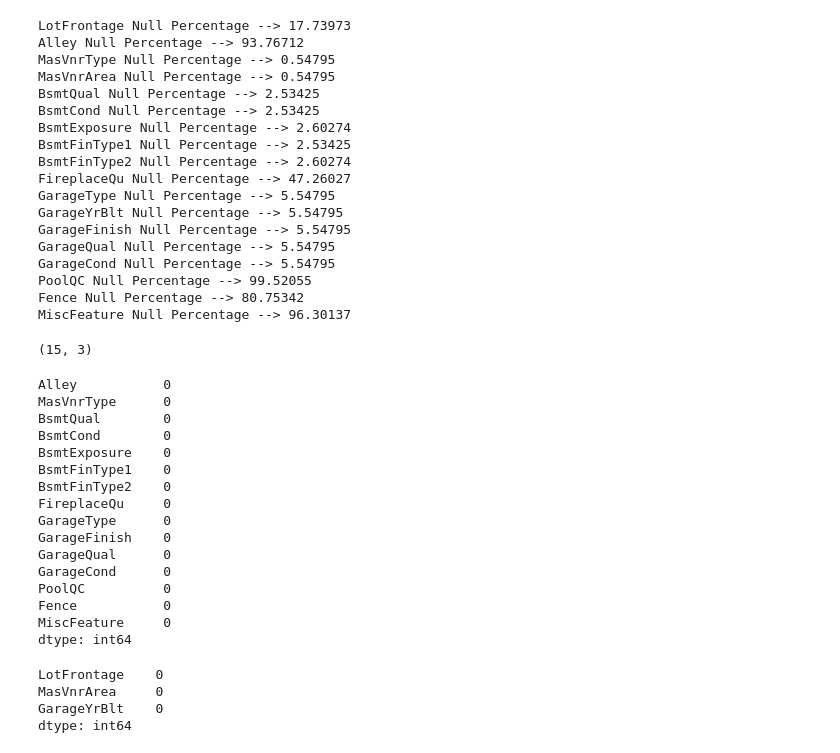
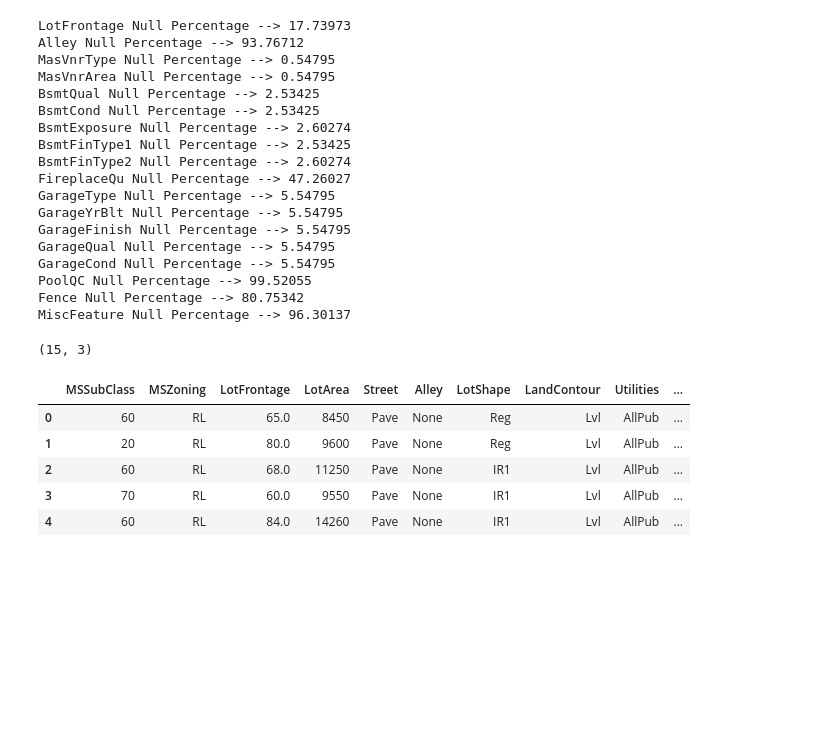
Before and after one commit to Xwyzworms/HousePriceAdvanced, a Jupyter notebook: Advanced_HousePrice/AdvancedRegressionFeatureEngineering.ipynb, the cells around one changed output. Saved outputs shown, nothing was run; the diff lists cells and outputs as text; code cells hidden in the pictures; blank space fills up the shorter version.

```diff
--- a/Advanced_HousePrice/AdvancedRegressionFeatureEngineering.ipynb
+++ b/Advanced_HousePrice/AdvancedRegressionFeatureEngineering.ipynb
@@ -38,25 +38,3 @@ Numerical_miss=[feature for feature in df[Miss_val] if df[feature].dtypes != "O"
 len(categorical_miss) ,len(Numerical_miss)
 # %% [output]
 (15, 3)
-# %%
-for _feature in categorical_miss:
-  df[_feature]=df[_feature].fillna("Miss")
-
-df[categorical_miss].isna().sum()
-# %% [output]
-Alley           0
-MasVnrType      0
-BsmtQual        0
-BsmtCond        0
-BsmtExposure    0
-BsmtFinType1    0
-BsmtFinType2    0
-FireplaceQu     0
-GarageType      0
-GarageFinish    0
-GarageQual      0
-GarageCond      0
-PoolQC          0
-Fence           0
-MiscFeature     0
-dtype: int64
@@ -65,11 +41,45 @@ categorical_val=[feature for feature in df.columns if df[feature].dtypes == "O"]
-# %%
-for _feature in Numerical_miss:
-  df[_feature+"Null"]=np.where(df[_feature].isna(),1,0)
-  df[_feature]=df[_feature].fillna(df[_feature].median())
-
-df[Numerical_miss].isna().sum()
-# %% [output]
-LotFrontage    0
-MasVnrArea     0
-GarageYrBlt    0
-dtype: int64
+# %%
+#NA --> No Alley Access
+df.loc[:, "Alley"] = df.loc[:,"Alley"].fillna("None")
+#Linear feet of street connected to property
+df.loc[:, "LotFrontage"] = df.loc[:, "LotFrontage"].fillna(0)
+#MasVnrType: Masonry veneer type NA --> None
+df.loc[:, "MasVnrType"] = df.loc[:, "MasVnrType"].fillna("None")
+#MasVnrArea --> none --> No Vnr Area
+df.loc[:, "MasVnrArea"] = df.loc[:, "MasVnrArea"].fillna(0)
+#BsmtQual --> NOne --> NO Basement
+df.loc[: , "BsmtQual"] = df.loc[: , "BsmtQual"].fillna("None")
+#BsmtCond --> None --> No Basement
+df.loc[: , "BsmtCond"] = df.loc[: , "BsmtCond"].fillna("None")
+#BsmtExposure --> NOne --> No Basement
+df.loc[: , "BsmtExposure"] = df.loc[:, "BsmtExposure"].fillna("None")
+#BsmtFinType1
+df.loc[: , "BsmtFinType1"] = df.loc[:, "BsmtFinType1"].fillna("None")
+#BsmtFinType2
+df.loc[: , "BsmtFinType2"] = df.loc[:, "BsmtFinType2"].fillna("None")
+#FireplaceQu
+df.loc[: , "FireplaceQu"] = df.loc[: ,"FireplaceQu"].fillna("None")
+#GarageType
+df["GarageType"]=df["GarageType"].fillna("None")
+#GarageYrBlt
+df["GarageYrBlt"]=df["GarageYrBlt"].fillna(0)
+#GarageFinish
+df["GarageFinish"]=df["GarageFinish"].fillna("None")
+#GarageQual
+df["GarageQual"]=df["GarageQual"].fillna("None")
+#GarageCond
+df["GarageCond"]=df["GarageCond"].fillna("None")
+#PoolQC
+df["PoolQC"]=df["PoolQC"].fillna("None")
+#Fence
+df["Fence"]= df["Fence"].fillna("None")
+#Misc
+df["MiscFeature"]=df["MiscFeature"].fillna("None")
+df.head()
+# %% [output]
+|  | MSSubClass | MSZoning | LotFrontage | LotArea | Street | Alley | LotShape | LandContour | Utilities | ... |
+| 0 | 60 | RL | 65.0 | 8450 | Pave | None | Reg | Lvl | AllPub | ... |
+| 1 | 20 | RL | 80.0 | 9600 | Pave | None | Reg | Lvl | AllPub | ... |
+| 2 | 60 | RL | 68.0 | 11250 | Pave | None | IR1 | Lvl | AllPub | ... |
+| 3 | 70 | RL | 60.0 | 9550 | Pave | None | IR1 | Lvl | AllPub | ... |
+| 4 | 60 | RL | 84.0 | 14260 | Pave | None | IR1 | Lvl | AllPub | ... |
```
Also changed, not shown: parts of 15 cells of this notebook.
